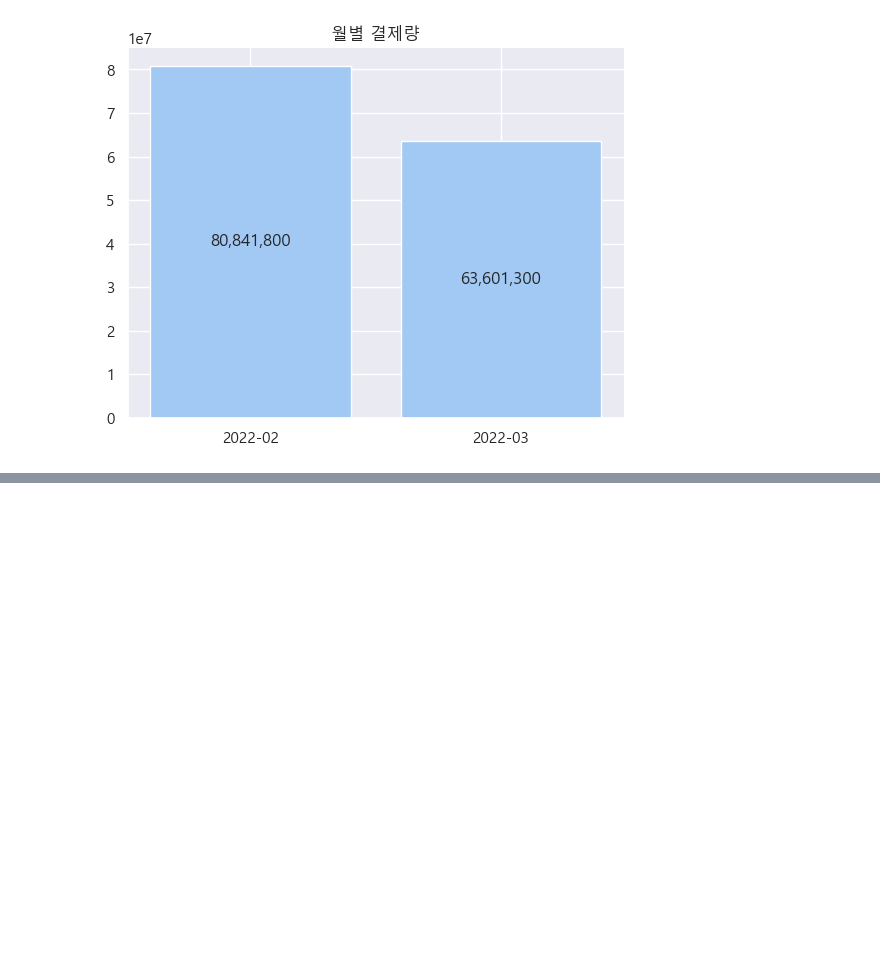
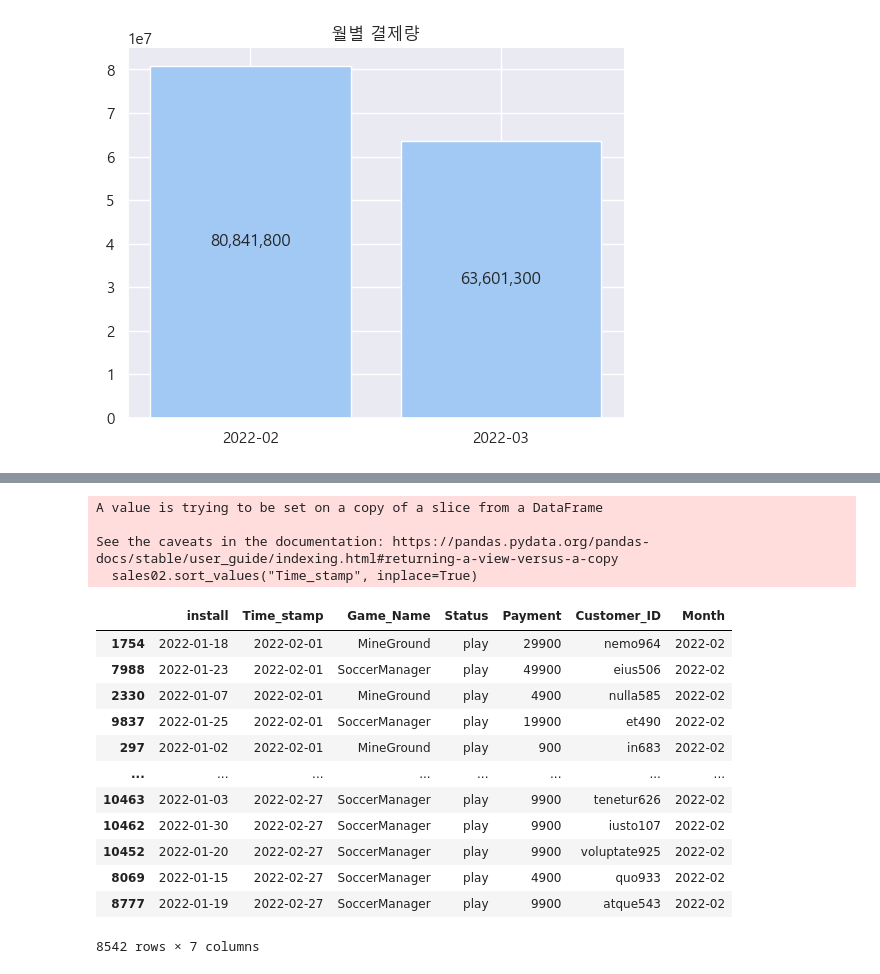
Before and after one commit to leejaesang6098/aiffel_study, a Jupyter notebook: 0822_node/game_data.ipynb, the cells around one changed output, grey strips where cells are left out. Cells and saved outputs as stored; diff of their text form; code cells hidden in the pictures; blank space fills up the shorter version.

```diff
--- a/0822_node/game_data.ipynb
+++ b/0822_node/game_data.ipynb
@@ -132,0 +143,21 @@ plt.show()
+# %%
+sales02.sort_values("Time_stamp", inplace=True)
+sales02
+# %% [output]
+A value is trying to be set on a copy of a slice from a DataFrame
+
+See the caveats in the documentation: https://pandas.pydata.org/pandas-docs/stable/user_guide/indexing.html#returning-a-view-versus-a-copy
+  sales02.sort_values("Time_stamp", inplace=True)
+|  | install | Time_stamp | Game_Name | Status | Payment | Customer_ID | Month |
+| 1754 | 2022-01-18 | 2022-02-01 | MineGround | play | 29900 | nemo964 | 2022-02 |
+| 7988 | 2022-01-23 | 2022-02-01 | SoccerManager | play | 49900 | eius506 | 2022-02 |
+| 2330 | 2022-01-07 | 2022-02-01 | MineGround | play | 4900 | nulla585 | 2022-02 |
+| 9837 | 2022-01-25 | 2022-02-01 | SoccerManager | play | 19900 | et490 | 2022-02 |
+| 297 | 2022-01-02 | 2022-02-01 | MineGround | play | 900 | in683 | 2022-02 |
+| ... | ... | ... | ... | ... | ... | ... | ... |
+| 10463 | 2022-01-03 | 2022-02-27 | SoccerManager | play | 9900 | tenetur626 | 2022-02 |
+| 10462 | 2022-01-30 | 2022-02-27 | SoccerManager | play | 9900 | iusto107 | 2022-02 |
+| 10452 | 2022-01-20 | 2022-02-27 | SoccerManager | play | 9900 | voluptate925 | 2022-02 |
+| 8069 | 2022-01-15 | 2022-02-27 | SoccerManager | play | 4900 | quo933 | 2022-02 |
+| 8777 | 2022-01-19 | 2022-02-27 | SoccerManager | play | 9900 | atque543 | 2022-02 |
+8542 rows × 7 columns
```
Also changed, not shown: parts of 2 cells of this notebook.
